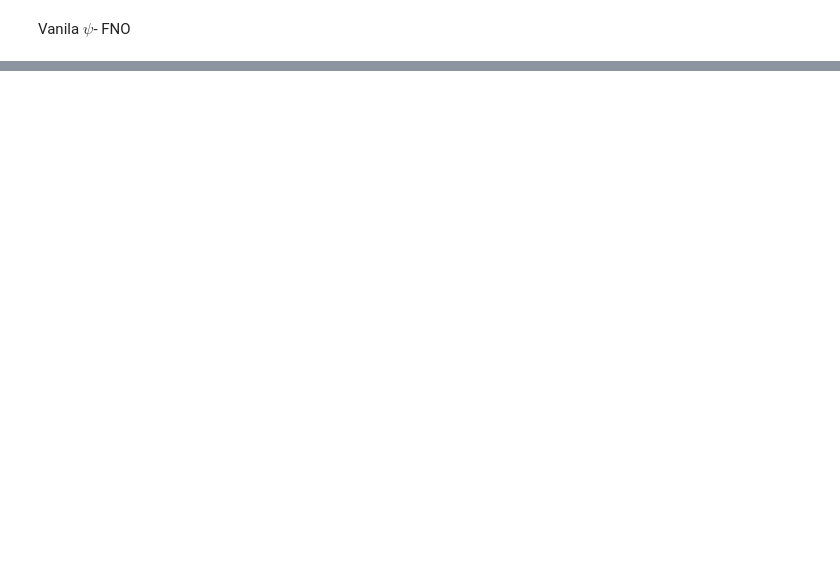
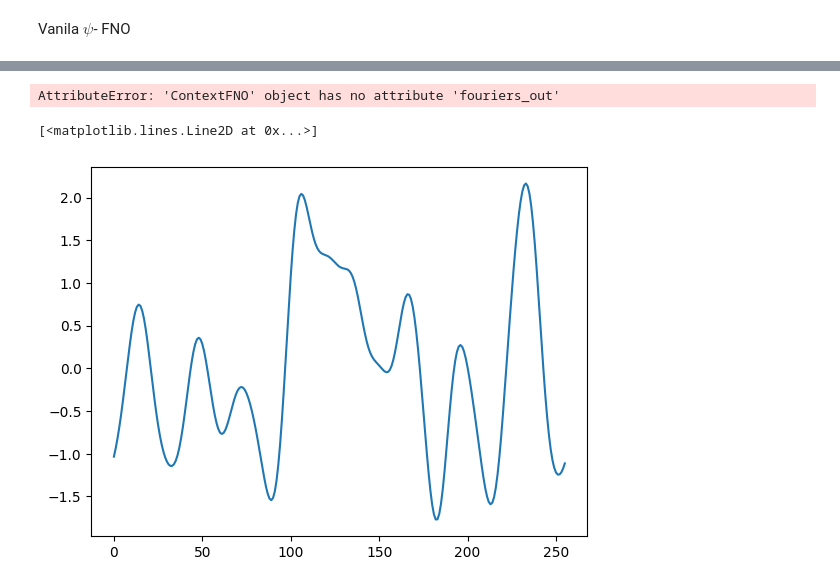
Before and after one commit to xx257xx/CONTEXT_FLUX_NO, a Jupyter notebook: ICONFLUXNO.ipynb, the cells around one changed output, grey strips where cells are left out. Cells and saved outputs as stored; diff of their text form; code cells hidden in the pictures; blank space fills up the shorter version.

```diff
--- a/ICONFLUXNO.ipynb
+++ b/ICONFLUXNO.ipynb
@@ -498,6 +556,10 @@ class ContextFNO(nn.Module):
 # %%
 import pickle
 
-with open(file='trainingdataset.pickle', mode='rb') as f:
-    dataset=pickle.load(f)
+with open(file='trainingdataset_no_source.pickle', mode='rb') as f:
+    dataset=pickle.load(f)[:5,:25]
+
+
+with open(file='testdataset_no_source.pickle', mode='rb') as f:
+    testset=pickle.load(f)
 # %%
@@ -584,0 +657,21 @@ tensor(30.7767, device='cuda:3', grad_fn=<MulBackward0>) tensor(4.3621, device='
+# %%
+x = dataset[:1,:,0,0].unsqueeze(-1).to(device)
+X = dataset[:1,:,:,0].unsqueeze(-1).to(device)
+y = []
+xl = torch.cat((x, torch.roll(x, -1, dims = 1)),dim=2)
+xr = torch.cat((x, torch.roll(x, 1, dims = 1)),dim=2)
+model.to(device)
+f0 = model.forward(X,xl)
+f1 = model.forward(X,xr)
+
+for i in range(10):
+
+    x = x -(0.256)*(f0-f1)
+    #y.append(x)
+    xl = torch.cat((x, torch.roll(x, -1, dims = 1)),dim=2)
+    xr = torch.cat((x, torch.roll(x, 1, dims = 1)),dim=2)
+
+    f0 = model.forward(X,xl)
+    f1 = model.forward(X,xr)
+# %% [output]
+AttributeError: 'ContextFNO' object has no attribute 'fouriers_out'
@@ -584,0 +697,5 @@ tensor(30.7767, device='cuda:3', grad_fn=<MulBackward0>) tensor(4.3621, device='
+# %%
+plt.plot(testset.detach().cpu()[0,:,0,0])
+# %% [output]
+[<matplotlib.lines.Line2D at 0x...>]
+[figure, added]
```
Also changed, not shown: parts of 14 cells of this notebook, 3 other files.
